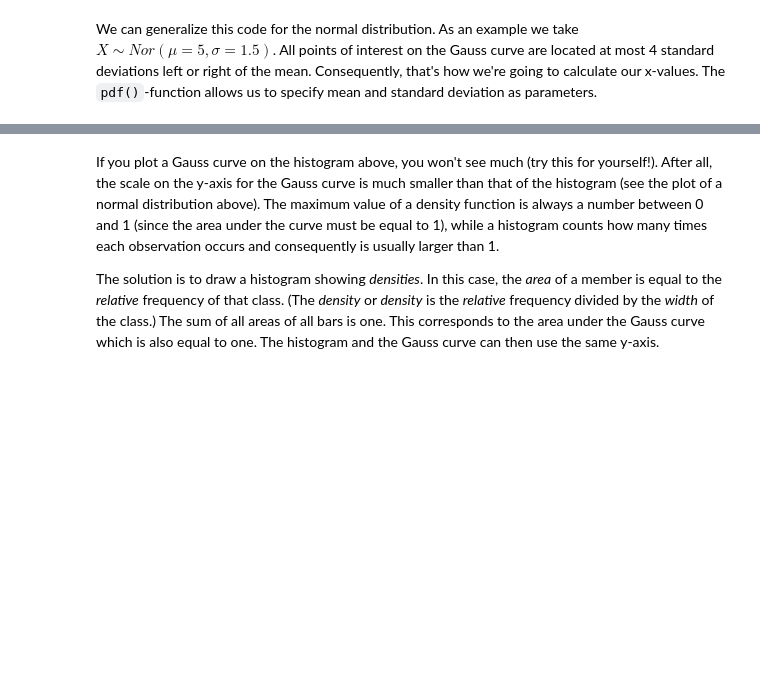
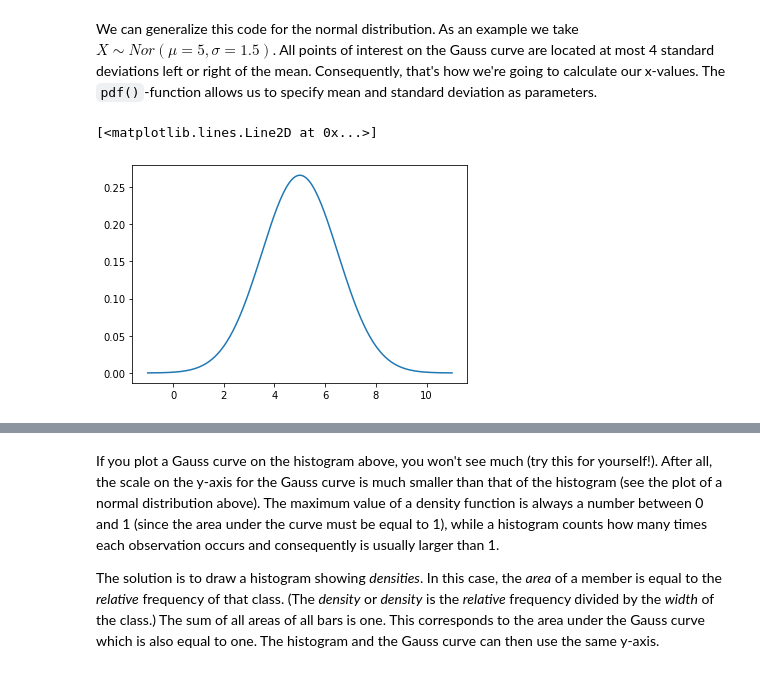
Before and after one commit to HoGentTIN/dsai-labs, a Jupyter notebook: 3-central-limit-testing/demo-central-limit-theorem.ipynb, the cells around one changed output, grey strips where cells are left out. Cells and saved outputs as stored; diff of their text form; code cells hidden in the pictures; blank space fills up the shorter version.

```diff
--- a/3-central-limit-testing/demo-central-limit-theorem.ipynb
+++ b/3-central-limit-testing/demo-central-limit-theorem.ipynb
@@ -32,7 +36,10 @@ plt.plot(x, stats.norm.pdf(x, 0, 1))
 # %% [markdown]
 We can generalize this code for the normal distribution. As an example we take $X \sim Nor(\mu = 5, \sigma = 1.5)$. All points of interest on the Gauss curve are located at most 4 standard deviations left or right of the mean. Consequently, that's how we're going to calculate our x-values. The `pdf()`-function allows us to specify mean and standard deviation as parameters.
 # %%
-m = 5000    # Gemiddelde
-s = 165     # Standaardafwijking
+m = 5    # Gemiddelde
+s = 1.5  # Standaardafwijking
 x = np.linspace(m - 4 * s, m + 4 * s, num=201)
-plt.plot(x, stats.norm.pdf(x, m, s))
+plt.plot(x, stats.norm.pdf(x, loc=m, scale=s))
+# %% [output]
+[<matplotlib.lines.Line2D at 0x...>]
+[figure, added]
```
Also changed, not shown: parts of 15 cells of this notebook.
